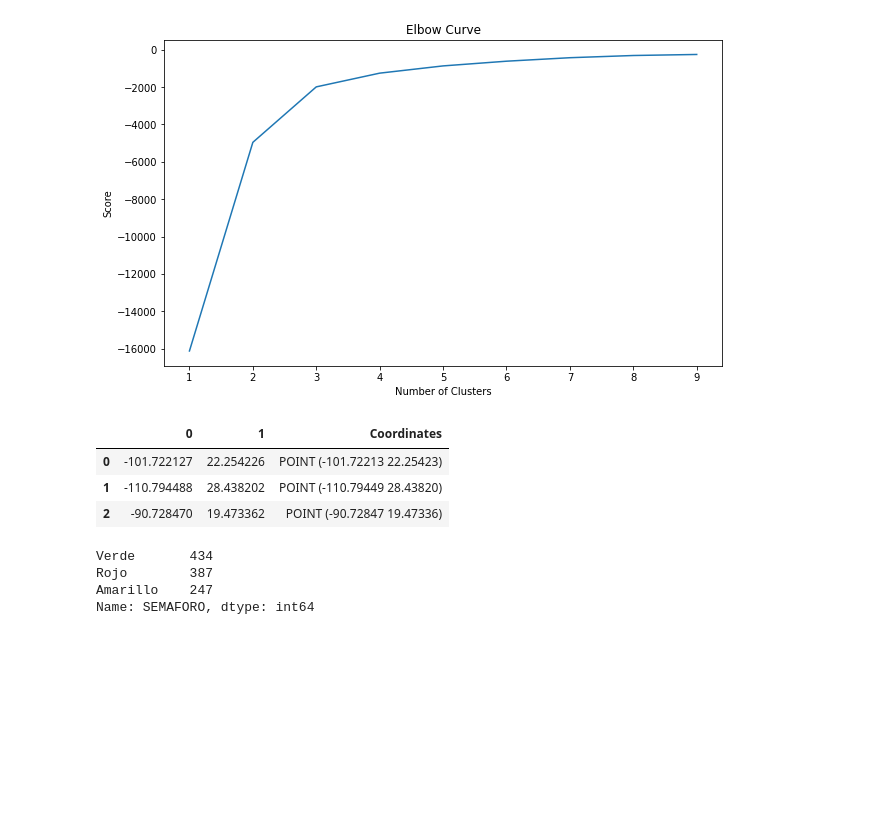
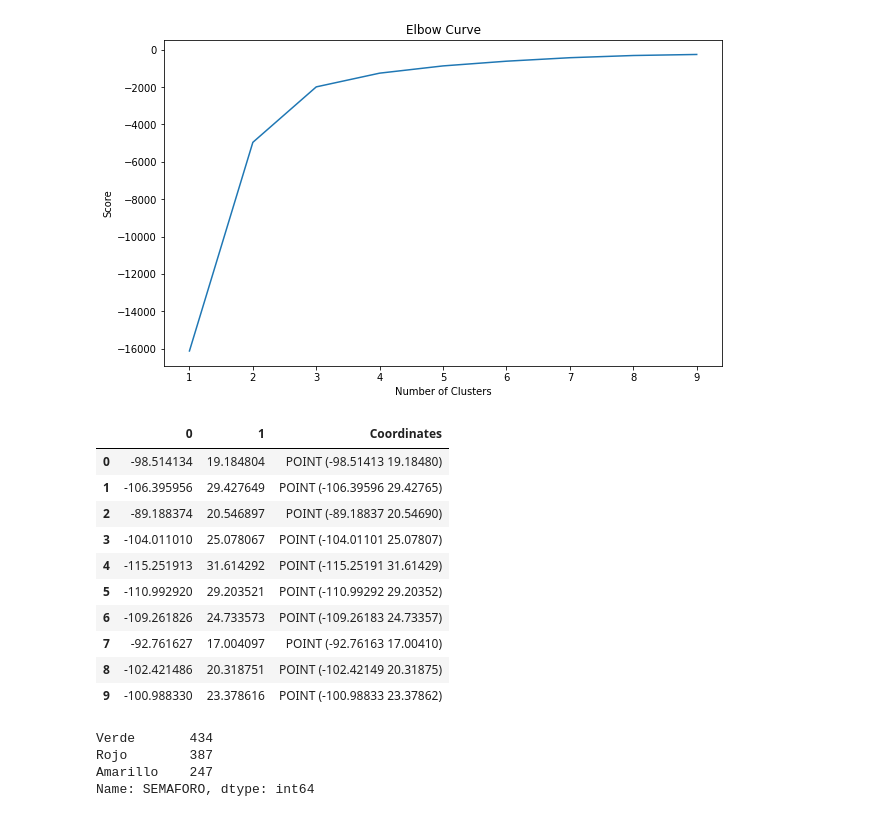
Before and after one commit to PosgradoMNA/actividades-del-projecto-equipo-71, a Jupyter notebook: Reto_Entrega_1_Equipo_71.ipynb, the cells around one changed output. Drawn from its saved outputs; the diff is of its cells as text; code cells hidden in the pictures; blank space fills up the shorter version.

```diff
--- a/Reto_Entrega_1_Equipo_71.ipynb
+++ b/Reto_Entrega_1_Equipo_71.ipynb
@@ -506,27 +506,34 @@ plt.show()
 # %% [output]
 [figure]
 # %%
-# Plotting 3 clusters
+# Plotting 10 clusters
 x = df[['LONGITUD', 'LATITUD']]
-# Seleccionando 3 clusters
-kmeans = KMeans(n_clusters=3).fit(x)
+# Seleccionando 10 clusters
+kmeans = KMeans(n_clusters=10).fit(x)
 # Sacando los centroides
 centroids = kmeans.cluster_centers_
 labels = kmeans.predict(x)
 C = kmeans.cluster_centers_
 
 # Se convierte a dataframe
 C_DF = pd.DataFrame(C)
 C_DF["Coordinates"] = list(zip(C_DF[0], C_DF[1]))
 # Convirtiendo los puntos para la gráfica
 C_DF["Coordinates"] = C_DF["Coordinates"].apply(Point)
 centroids_points = gpd.GeoDataFrame(C_DF, geometry="Coordinates")
 centroids_points
 # %% [output]
 |  | 0 | 1 | Coordinates |
-| 0 | -101.722127 | 22.254226 | POINT (-101.72213 22.25423) |
-| 1 | -110.794488 | 28.438202 | POINT (-110.79449 28.43820) |
-| 2 | -90.728470 | 19.473362 | POINT (-90.72847 19.47336) |
+| 0 | -98.514134 | 19.184804 | POINT (-98.51413 19.18480) |
+| 1 | -106.395956 | 29.427649 | POINT (-106.39596 29.42765) |
+| 2 | -89.188374 | 20.546897 | POINT (-89.18837 20.54690) |
+| 3 | -104.011010 | 25.078067 | POINT (-104.01101 25.07807) |
+| 4 | -115.251913 | 31.614292 | POINT (-115.25191 31.61429) |
+| 5 | -110.992920 | 29.203521 | POINT (-110.99292 29.20352) |
+| 6 | -109.261826 | 24.733573 | POINT (-109.26183 24.73357) |
+| 7 | -92.761627 | 17.004097 | POINT (-92.76163 17.00410) |
+| 8 | -102.421486 | 20.318751 | POINT (-102.42149 20.31875) |
+| 9 | -100.988330 | 23.378616 | POINT (-100.98833 23.37862) |
 # %%
 # Se imprime el conteo de elementos por clusters
 df['SEMAFORO'].value_counts()
```
Also changed, not shown: parts of 2 cells of this notebook.
